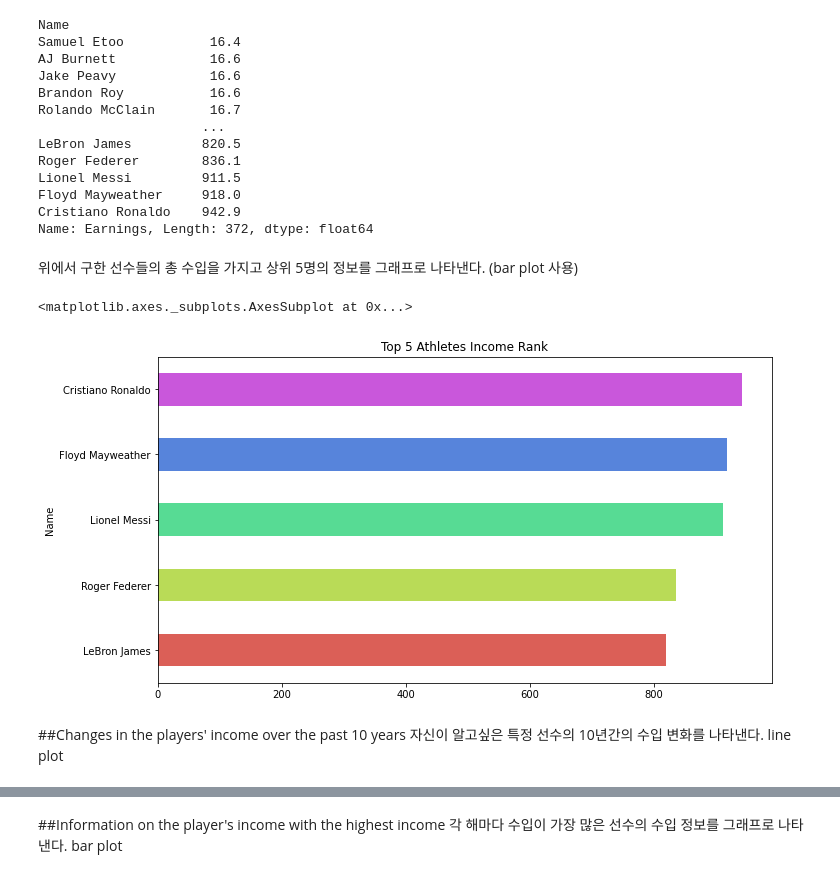
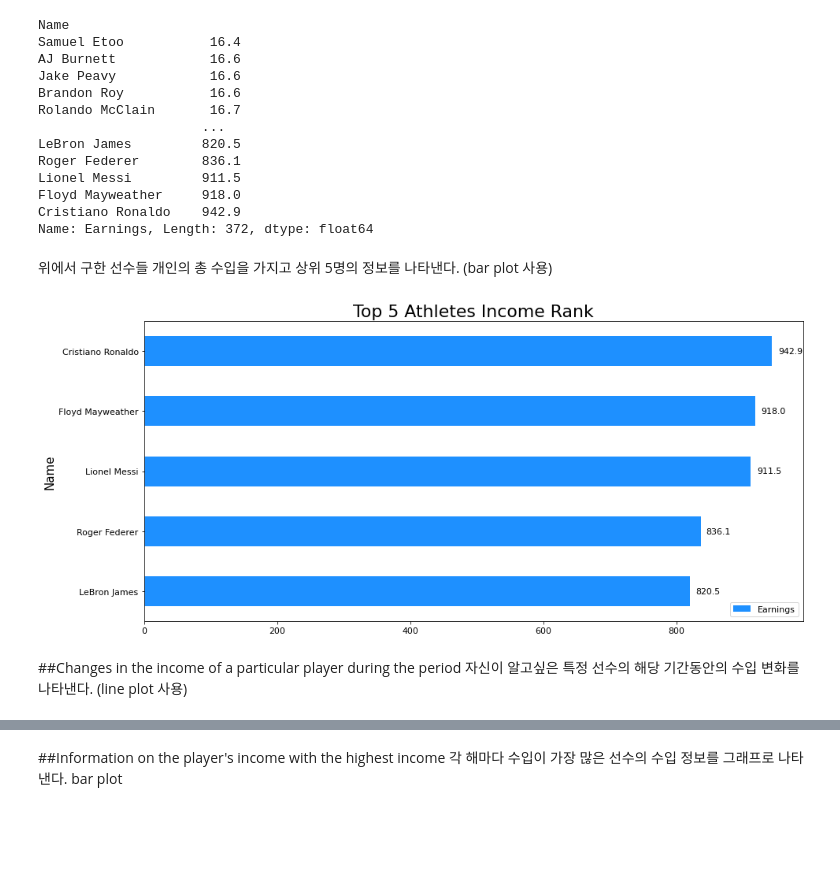
Before and after one commit to gjsin1105/DAP__, a Jupyter notebook: FinalProject.ipynb, the cells around one changed output, grey strips where cells are left out. Saved outputs shown, nothing was run; the diff lists cells and outputs as text; code cells hidden in the pictures; blank space fills up the shorter version.

```diff
--- a/FinalProject.ipynb
+++ b/FinalProject.ipynb
@@ -71,5 +102,6 @@ sns.barplot(x=sport_kind, y=sports)
 # %%
-df.groupby('Name')['Earnings'].sum().sort_values()
+athlete_total = df.groupby('Name')['Earnings'].sum().sort_values()
+athlete_total
 # %% [output]
 Name
 Samuel Etoo           16.4
@@ -85,15 +117,21 @@ Floyd Mayweather     918.0
 Cristiano Ronaldo    942.9
 Name: Earnings, Length: 372, dtype: float64
 # %% [markdown]
-위에서 구한 선수들의 총 수입을 가지고 상위 5명의 정보를 그래프로 나타낸다. (bar plot 사용)
+위에서 구한 선수들 개인의 총 수입을 가지고 상위 5명의 정보를 나타낸다.
+(bar plot 사용)
-# %%
-athlete_income = df.groupby('Name')['Earnings'].sum().sort_values()[367:372]
-colors = sns.color_palette('hls', 5)
-athlete_income.plot(kind='barh', figsize=(11, 6), title='Top 5 Athletes Income Rank', color=colors)
-# %% [output]
-<matplotlib.axes._subplots.AxesSubplot at 0x...>
-[figure, removed]
+# %%
+top = pd.DataFrame(athlete_total)
+topincome = top.iloc[367:372]
+plt.rc('font', size=11)
+plt.rc('axes', titlesize=22)
+plt.rc('axes', labelsize=15)
+ax = topincome.plot(kind='barh', figsize=(15, 7), title='Top 5 Athletes Income Rank', color='dodgerblue')
+for p in ax.patches:
+    x, y, width, height = p.get_bbox().bounds
+    ax.text(width*1.01, y+height/2, "%.1f"%(width), va='center')
+# %% [output]
+[figure, added]
 # %% [markdown]
-##Changes in the players' income over the past 10 years
-자신이 알고싶은 특정 선수의 10년간의 수입 변화를 나타낸다.
-line plot
+##Changes in the income of a particular player during the period
+자신이 알고싶은 특정 선수의 해당 기간동안의 수입 변화를 나타낸다.
+(line plot 사용)
```
Also changed, not shown: parts of 10 cells of this notebook.
